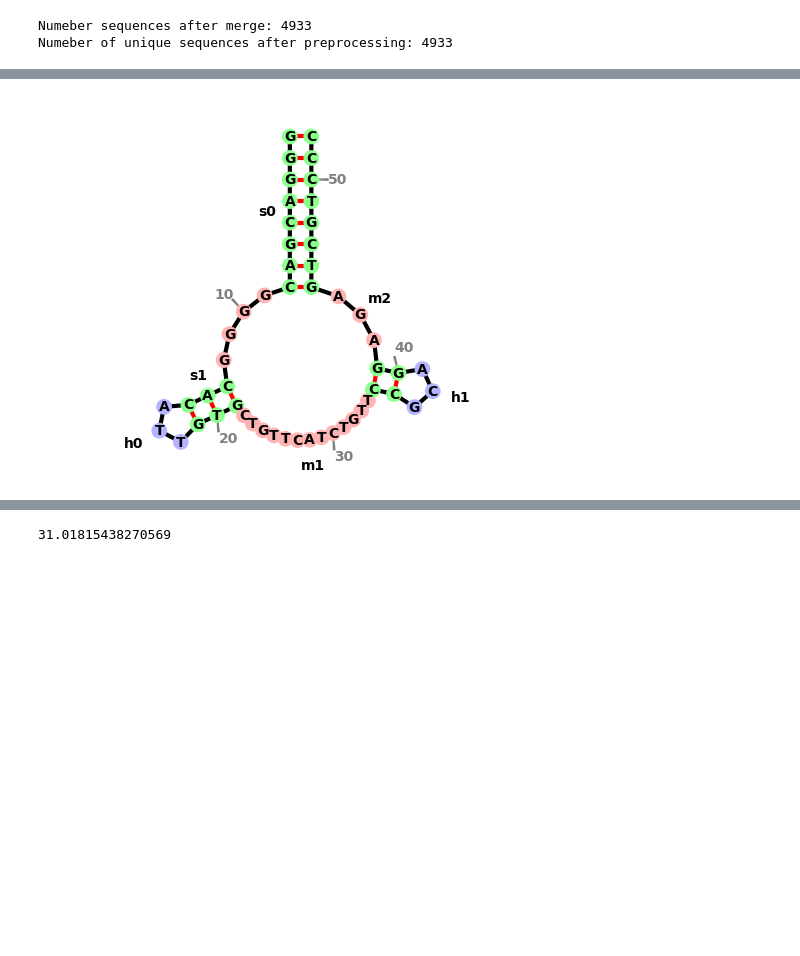
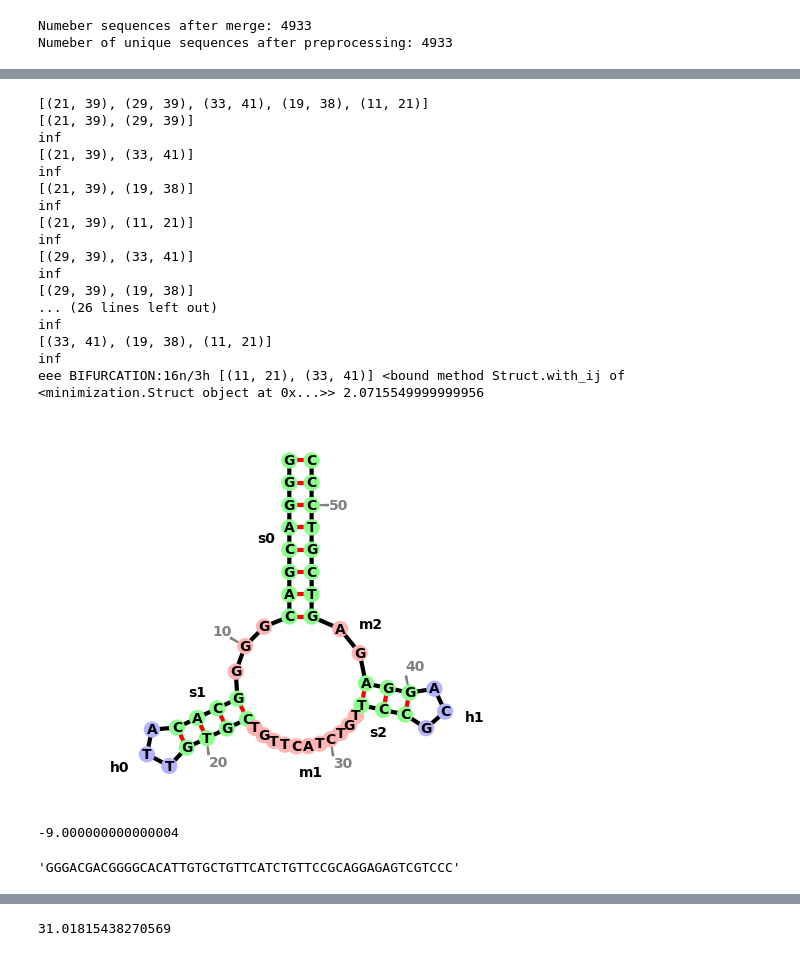
Before and after one commit to shihhsinwang0214/GMFold, a Jupyter notebook: notebooks/compariaon.ipynb, the cells around one changed output, grey strips where cells are left out. Drawn from its saved outputs; the diff is of its cells as text; code cells hidden in the pictures; blank space fills up the shorter version.

```diff
--- a/notebooks/compariaon.ipynb
+++ b/notebooks/compariaon.ipynb
@@ -69,8 +33,37 @@ TypeError: '<' not supported between instances of 'Struct' and 'float'
 # %%
-structs = ty_fold(df['Sequence'][0])
-d_b = dot_bracket( df['Sequence'][0], structs)
-bg = BulgeGraph.from_dotbracket( d_b  ,  df['Sequence'][0])
+i=0
+structs = ty_fold(df['Sequence'][i])
+d_b = dot_bracket( df['Sequence'][i], structs)
+bg = BulgeGraph.from_dotbracket( d_b  ,  df['Sequence'][i])
 fvm.plot_rna(bg, text_kwargs={"fontweight":"black"}, lighten=0.7,backbone_kwargs={"linewidth":3})
 plt.show()
 # %% [output]
+[(21, 39), (29, 39), (33, 41), (19, 38), (11, 21)]
+[(21, 39), (29, 39)]
+inf
+[(21, 39), (33, 41)]
+inf
+[(21, 39), (19, 38)]
+inf
+[(21, 39), (11, 21)]
+inf
+[(29, 39), (33, 41)]
+inf
+[(29, 39), (19, 38)]
+... (26 lines left out)
+inf
+[(33, 41), (19, 38), (11, 21)]
+inf
+eee BIFURCATION:16n/3h [(11, 21), (33, 41)] <bound method Struct.with_ij of <minimization.Struct object at 0x...>> 2.0715549999999956
-[figure, old version]
+[figure, new version]
+# %%
+summ = 0
+for s in  structs1:
+    summ += s.e
+summ
+# %% [output]
+-9.000000000000004
+# %%
+df['Sequence'][0]
+# %% [output]
+'GGGACGACGGGGCACATTGTGCTGTTCATCTGTTCCGCAGGAGAGTCGTCCC'
```
Also changed, not shown: parts of 9 cells of this notebook, 1 other file.
